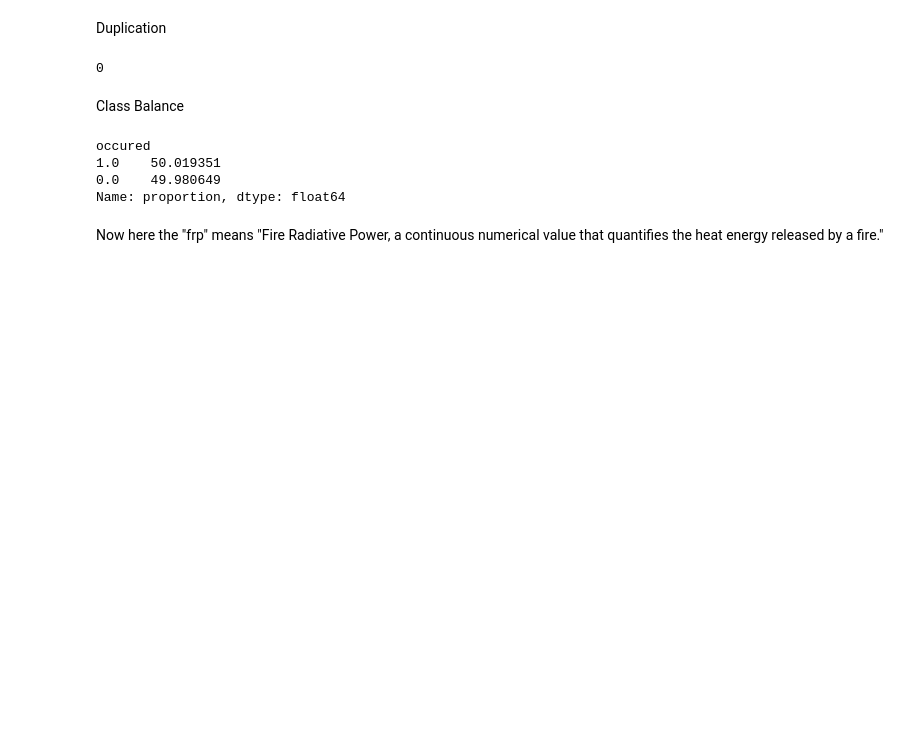
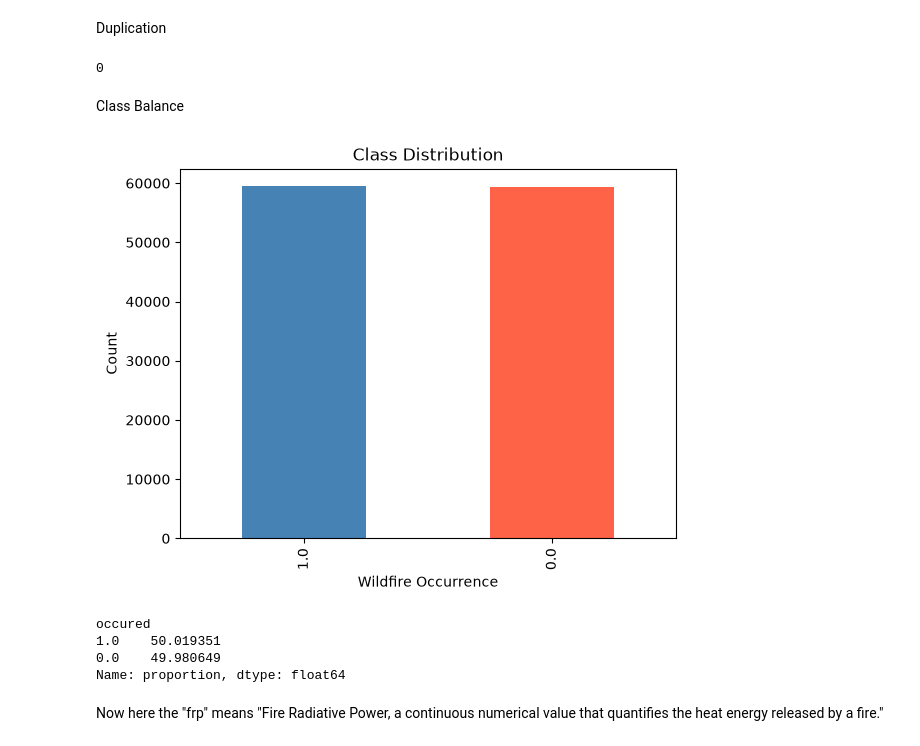
Before and after one commit to avisiktaM/Prediction-of-Wildfire, a Jupyter notebook: Preprocessing.ipynb, the cells around one changed output. Drawn from its saved outputs; the diff is of its cells as text; code cells hidden in the pictures; blank space fills up the shorter version.

Commit message:
Added EDA plots

```diff
--- a/Preprocessing.ipynb
+++ b/Preprocessing.ipynb
@@ -125,6 +160,18 @@ print (dup_count)
 0
 # %% [markdown]
 Class Balance
+# %%
+myData["occured"].value_counts().plot(
+    kind="bar",
+    color=["steelblue", "tomato"]
+)
+
+plt.title("Class Distribution")
+plt.xlabel("Wildfire Occurrence")
+plt.ylabel("Count")
+plt.show()
+# %% [output]
+[figure, added]
 # %%
 original_counts = original_y.value_counts(dropna=False)
 original_prop = original_y.value_counts(normalize=True, dropna=False)
```
Also changed, not shown: parts of 11 cells of this notebook, 7 other files.
